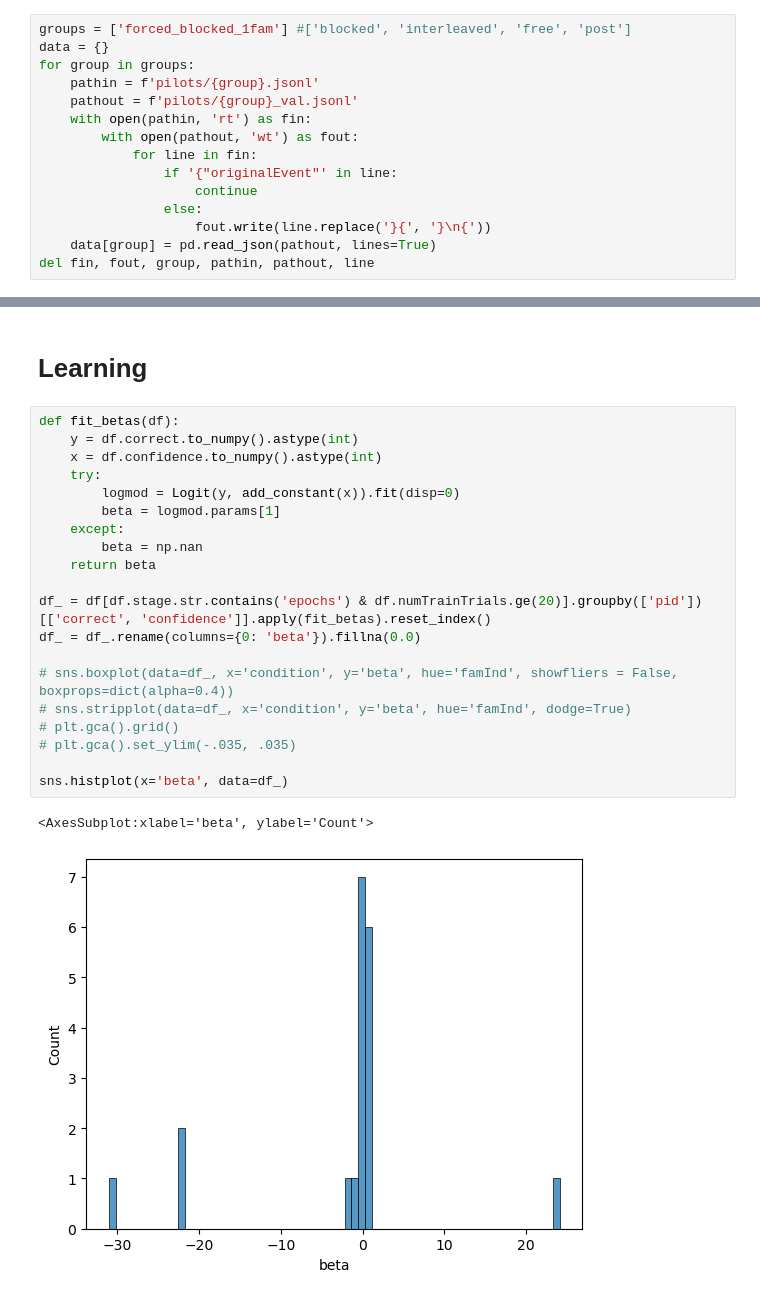
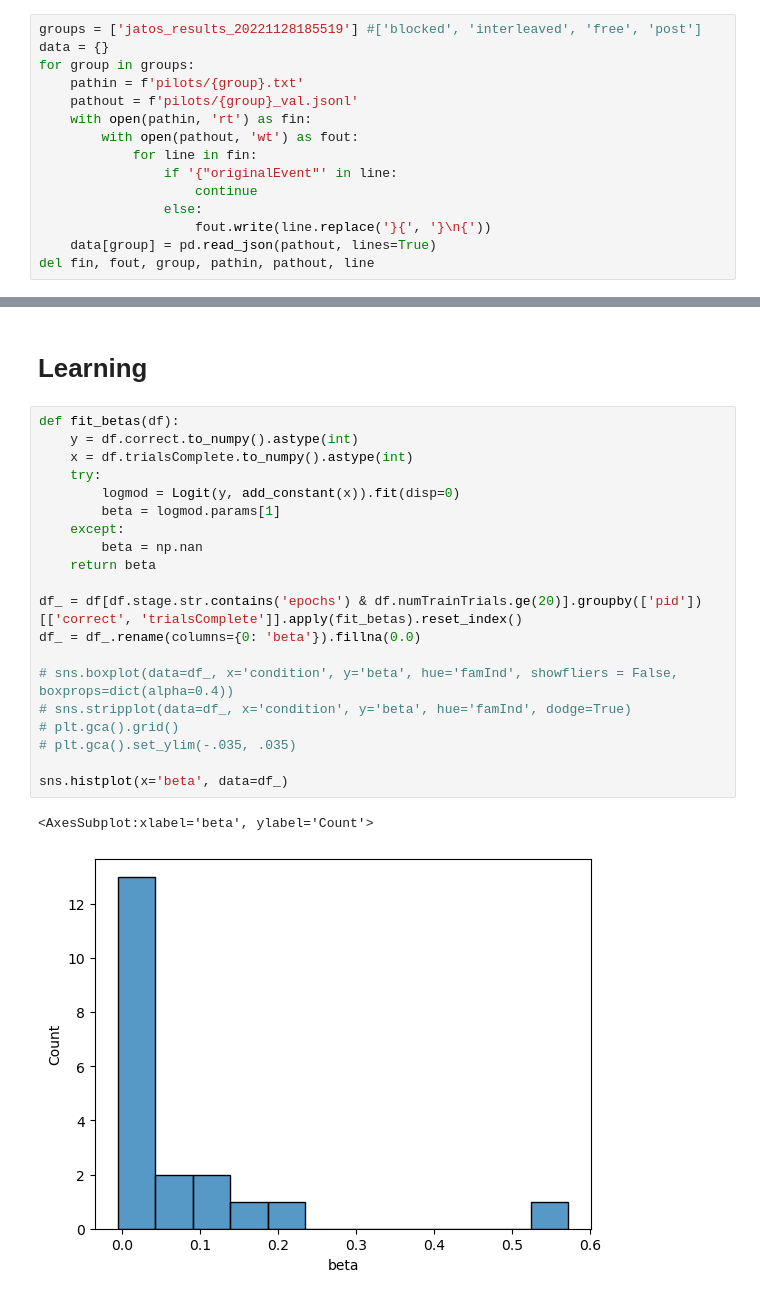
Before and after one commit to alex-ten/repetition_bias_active_learning, a Jupyter notebook: pilot_analyses.ipynb, the cells around one changed output, grey strips where cells are left out. Drawn from its saved outputs; the diff is of its cells as text.

Commit message:
Results from easy condition pilot

```diff
--- a/pilot_analyses.ipynb
+++ b/pilot_analyses.ipynb
@@ -12,10 +12,10 @@ from statsmodels.tools import add_constant
 # %% [markdown]
 ### Debugg `jsonl` files
 # %%
-groups = ['forced_blocked_1fam'] #['blocked', 'interleaved', 'free', 'post']
+groups = ['jatos_results_20221128185519'] #['blocked', 'interleaved', 'free', 'post']
 data = {}
 for group in groups:
-    pathin = f'pilots/{group}.jsonl'
+    pathin = f'pilots/{group}.txt'
     pathout = f'pilots/{group}_val.jsonl'
     with open(pathin, 'rt') as fin:
         with open(pathout, 'wt') as fout:
@@ -127,26 +127,26 @@ Notes:
 # %%
 def fit_betas(df):
     y = df.correct.to_numpy().astype(int)
-    x = df.confidence.to_numpy().astype(int)
+    x = df.trialsComplete.to_numpy().astype(int)
     try:
         logmod = Logit(y, add_constant(x)).fit(disp=0)
         beta = logmod.params[1]
     except:
         beta = np.nan
     return beta
 
-df_ = df[df.stage.str.contains('epochs') & df.numTrainTrials.ge(20)].groupby(['pid'])[['correct', 'confidence']].apply(fit_betas).reset_index()
+df_ = df[df.stage.str.contains('epochs') & df.numTrainTrials.ge(20)].groupby(['pid'])[['correct', 'trialsComplete']].apply(fit_betas).reset_index()
 df_ = df_.rename(columns={0: 'beta'}).fillna(0.0)
 
 # sns.boxplot(data=df_, x='condition', y='beta', hue='famInd', showfliers = False, boxprops=dict(alpha=0.4))
 # sns.stripplot(data=df_, x='condition', y='beta', hue='famInd', dodge=True)
 # plt.gca().grid()
 # plt.gca().set_ylim(-.035, .035)
 
 sns.histplot(x='beta', data=df_)
 # %% [output]
 <AxesSubplot:xlabel='beta', ylabel='Count'>
-[figure, old version]
+[figure, new version]
 # %%
 df_ = df.groupby('trialsComplete')[['correct', 'confidence']].mean().reset_index()
 display(df_.head())
```
Also changed, not shown: parts of 3 cells of this notebook, 3 other files.
